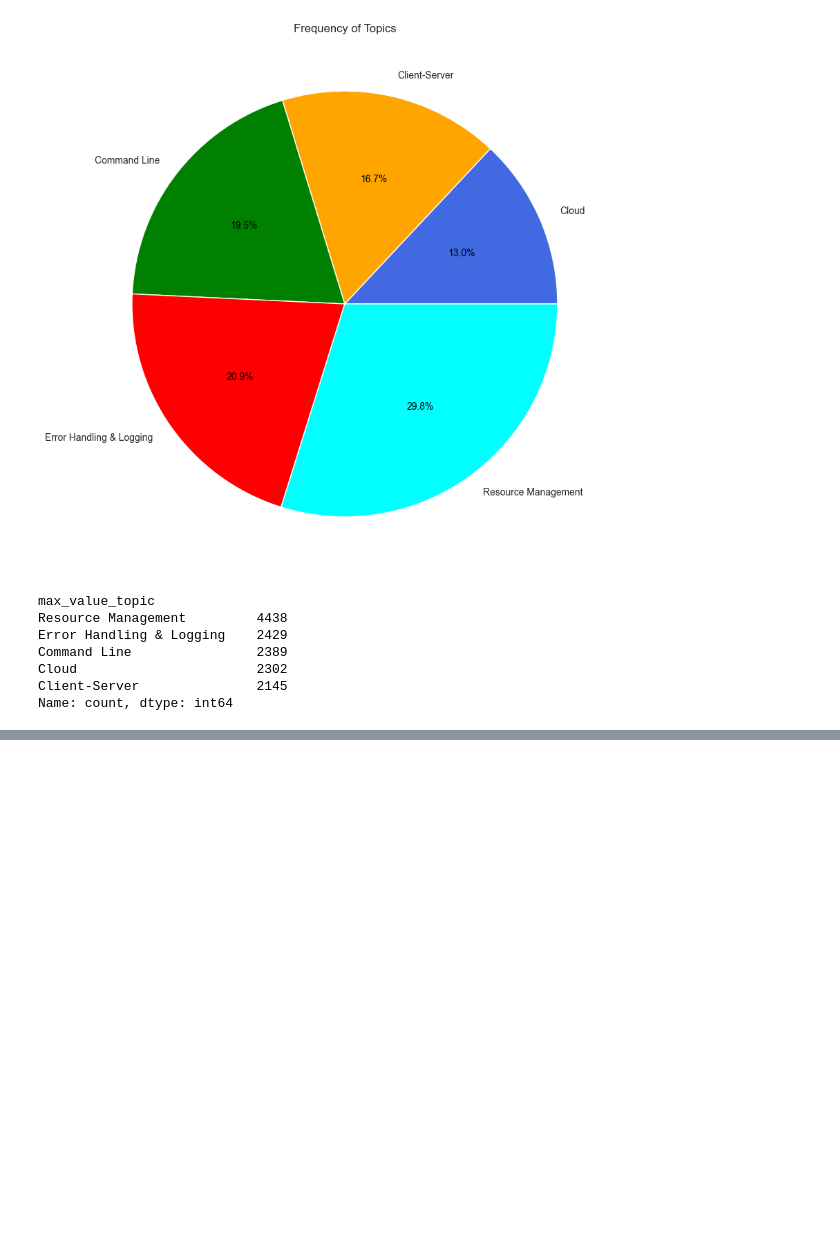
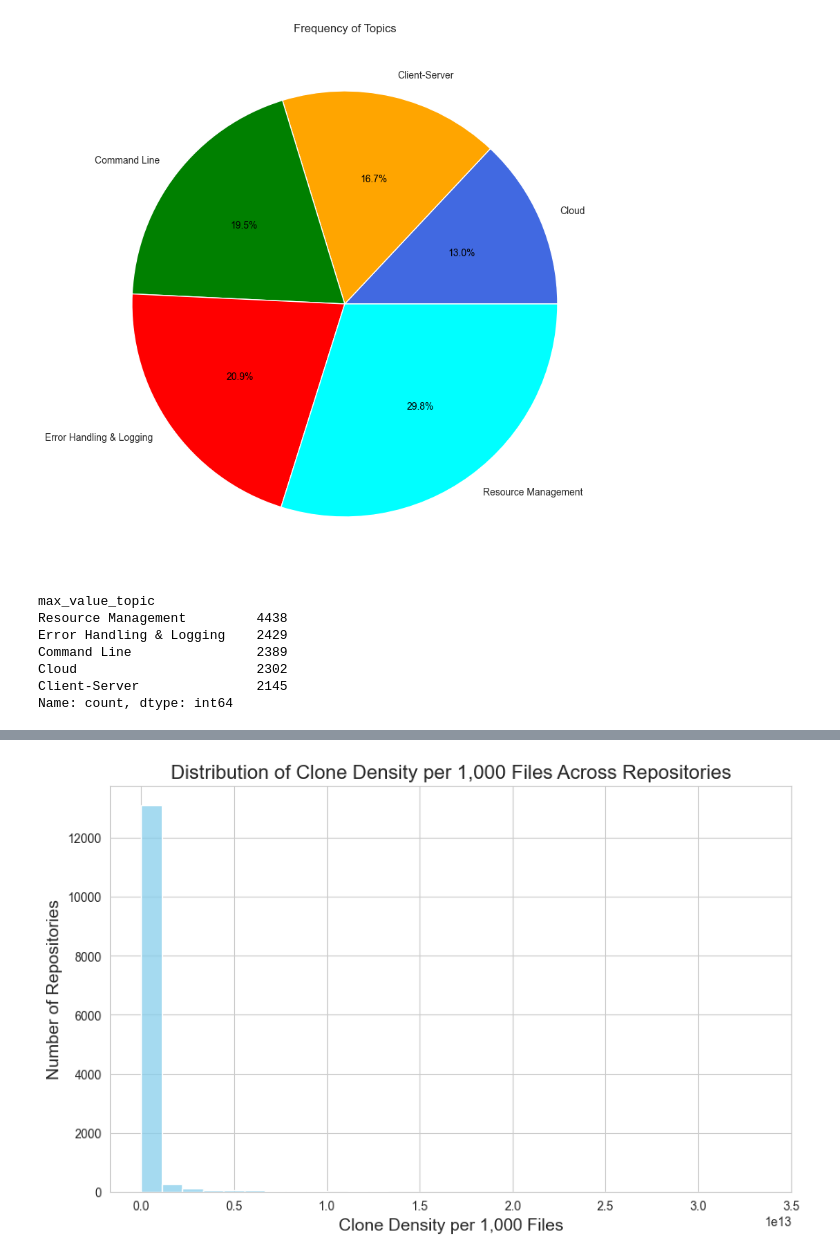
Before and after one commit to jubenitezg/Go-Clone-Thesis, a Jupyter notebook: clone-detection/analysis.ipynb, the cells around one changed output, grey strips where cells are left out. Saved outputs shown, nothing was run; the diff lists cells and outputs as text; code cells hidden in the pictures; blank space fills up the shorter version.

```diff
--- a/clone-detection/analysis.ipynb
+++ b/clone-detection/analysis.ipynb
@@ -332,0 +379,15 @@ Name: count, dtype: int64
+# %%
+plt.figure(figsize=(10, 6))
+
+# Histogram
+sb.histplot(tdf['clone_density'], kde=False, bins=30, color='skyblue')
+
+# Adding titles and labels
+plt.title('Distribution of Clone Density per 1,000 Files Across Repositories', fontsize=16)
+plt.xlabel('Clone Density per 1,000 Files', fontsize=14)
+plt.ylabel('Number of Repositories', fontsize=14)
+
+# Display the plot
+plt.show()
+# %% [output]
+[figure, added]
```
Also changed, not shown: parts of 25 cells of this notebook.
